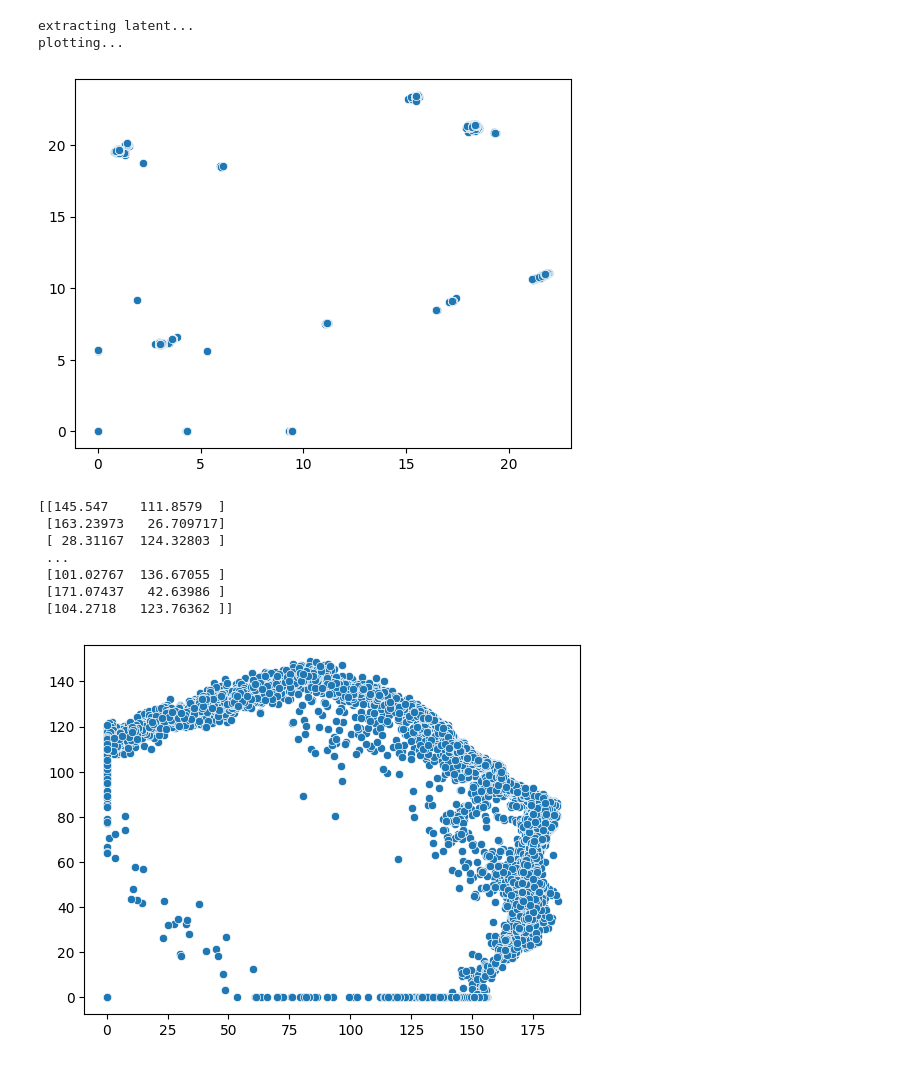
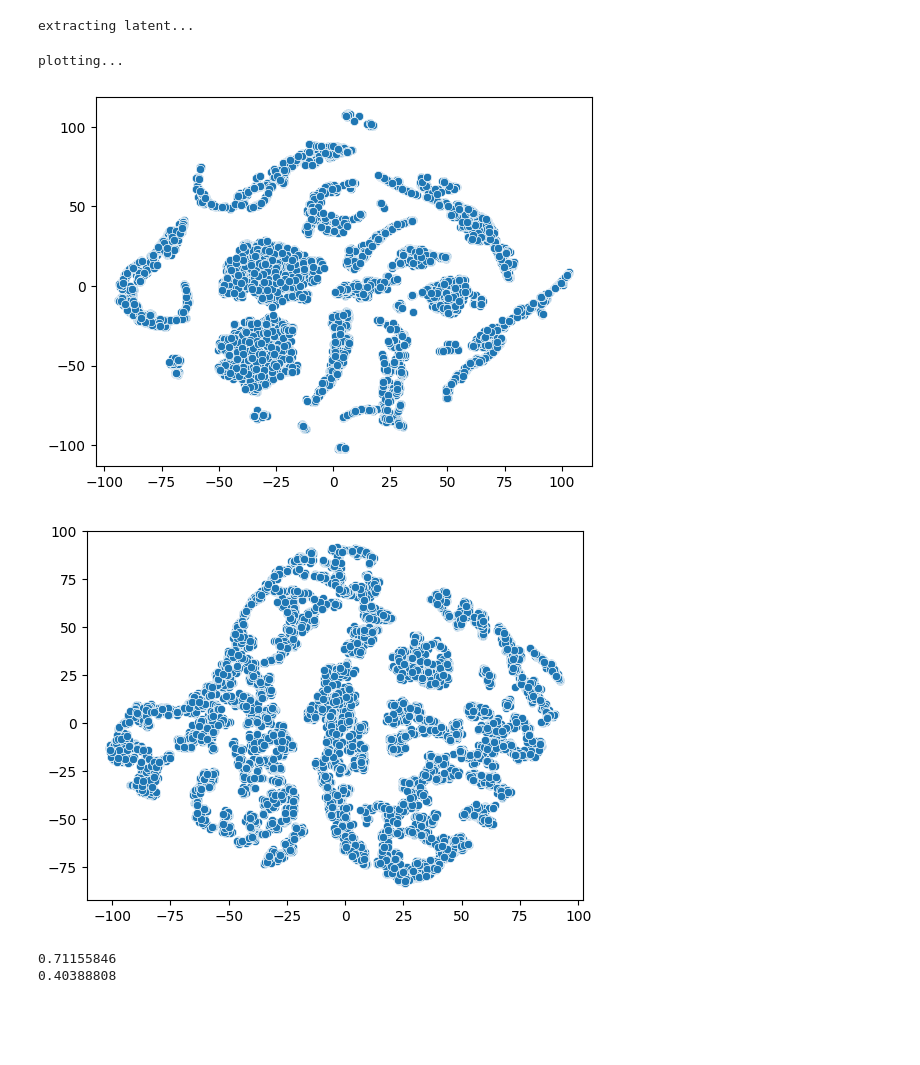
Before and after one commit to HyunWookL/cluster-ambiguity, a Jupyter notebook: cambiguity/run.ipynb, the cells around one changed output. Cells and saved outputs as stored; diff of their text form; code cells hidden in the pictures; blank space fills up the shorter version.

```diff
--- a/cambiguity/run.ipynb
+++ b/cambiguity/run.ipynb
@@ -31,11 +37,11 @@ for i in range(dataset_size):
 	tsne_train_set[i, :, :] = curr[:, :]
 # %%
 with tf.device('/device:GPU:1'):
-	pca_autoencoder = ae.ClusterAutoEncoder(grid_size=64, latent_dim=2)
+	pca_autoencoder = ae.ClusterAutoEncoder(grid_size=64, latent_dim=8)
 	pca_autoencoder.compile(optimizer='adam', loss=losses.MeanSquaredError())
 	pca_autoencoder.fit(pca_train_set, pca_train_set, epochs=10, shuffle=True,)
 
-	tsne_autoencoder = ae.ClusterAutoEncoder(grid_size=64, latent_dim=2)
+	tsne_autoencoder = ae.ClusterAutoEncoder(grid_size=64, latent_dim=8)
 	tsne_autoencoder.compile(optimizer='adam', loss=losses.MeanSquaredError())
 	tsne_autoencoder.fit(tsne_train_set, tsne_train_set, epochs=10, shuffle=True,)
 # %% [output]
@@ -80,25 +86,25 @@ with tf.device('/device:GPU:1'):
 	pca_latent = pca_autoencoder.encoder(pca_train_set).numpy()
 
 	# print("performing tsne...")
-	# tsne_latent_2d = TSNE(n_components=2).fit_transform(tsne_latent)
-	# pca_latent_2d = TSNE(n_components=2).fit_transform(pca_latent)
+	tsne_latent_2d = TSNE(n_components=2).fit_transform(tsne_latent)
+	pca_latent_2d = TSNE(n_components=2).fit_transform(pca_latent)
 
 	print("plotting...")
 # %% [output]
 extracting latent...
-plotting...
+plotting...
 # %%
-	sns.scatterplot(tsne_latent[:, 0], tsne_latent[:, 1])
+	sns.scatterplot(tsne_latent_2d[:, 0], tsne_latent_2d[:, 1])
 	plt.show()
-	sns.scatterplot(pca_latent[:, 0], pca_latent[:, 1])
+	sns.scatterplot(pca_latent_2d[:, 0], pca_latent_2d[:, 1])
 	plt.show()
 # %% [output]
-[figure, old version]
+[figure, new version]
-[[145.547    111.8579  ]
- [163.23973   26.709717]
- [ 28.31167  124.32803 ]
- ...
- [101.02767  136.67055 ]
- [171.07437   42.63986 ]
- [104.2718   123.76362 ]]
-[figure, old version]
+[figure, new version]
+# %%
+
+print(ml.measure_latent(tsne_latent))
+print(ml.measure_latent(pca_latent))
+# %% [output]
+0.71155846
+0.40388808
```
Also changed, not shown: parts of 3 cells of this notebook, 1 other file.
